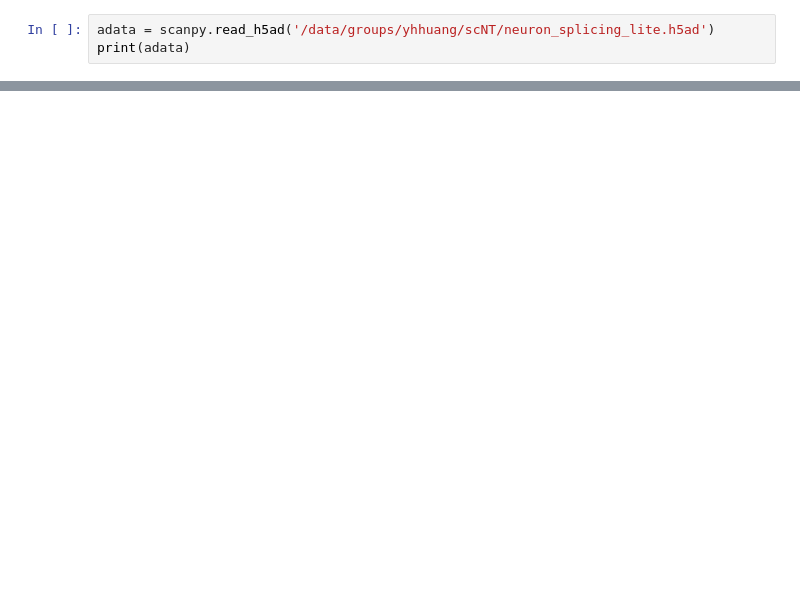
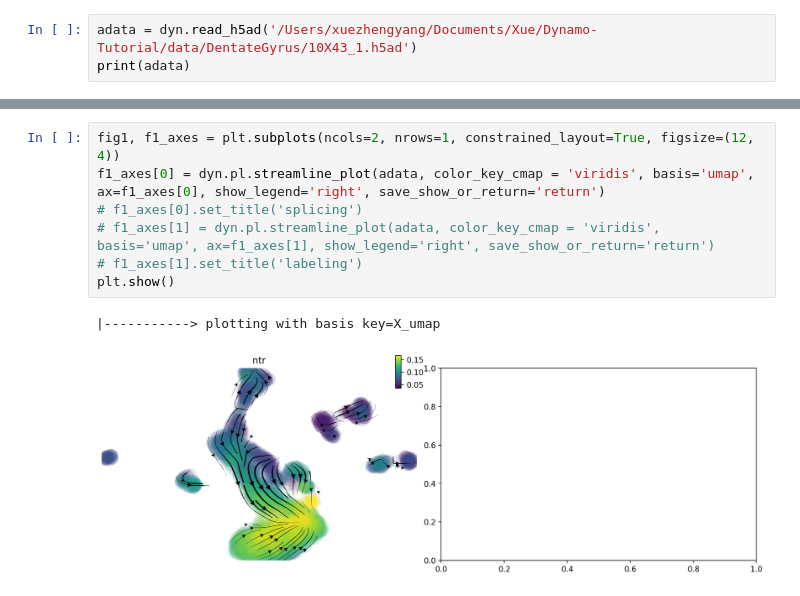
Before and after one commit to Xue-Ya/Dynamo-Tutorial, a Jupyter notebook: try1.ipynb, the cells around one changed output, grey strips where cells are left out. Saved outputs shown, nothing was run; the diff lists cells and outputs as text; blank space fills up the shorter version.

```diff
--- a/try1.ipynb
+++ b/try1.ipynb
@@ -16,6 +16,6 @@ dyn.get_all_dependencies_version()
 | package | umap-learn | pynndescent | python-igraph | numdifftools | seaborn | statsmodels | numba | scikit-learn | ... |
 | version | 0.5.3 | 0.5.7 | 0.9.11 | 0.9.40 | 0.11.2 | 0.13.2 | 0.55.1 | 1.0.2 | ... |
 # %%
-adata = scanpy.read_h5ad('/data/groups/yhhuang/scNT/neuron_splicing_lite.h5ad')
+adata = dyn.read_h5ad('/Users/xuezhengyang/Documents/Xue/Dynamo-Tutorial/data/DentateGyrus/10X43_1.h5ad')
 print(adata)
 # %% [output]
@@ -22,0 +116,10 @@ FileNotFoundError: [Errno 2] Unable to open file (unable to open file: name = '/
+# %%
+fig1, f1_axes = plt.subplots(ncols=2, nrows=1, constrained_layout=True, figsize=(12, 4))
+f1_axes[0] = dyn.pl.streamline_plot(adata, color_key_cmap = 'viridis', basis='umap', ax=f1_axes[0], show_legend='right', save_show_or_return='return')
+# f1_axes[0].set_title('splicing')
+# f1_axes[1] = dyn.pl.streamline_plot(adata, color_key_cmap = 'viridis', basis='umap', ax=f1_axes[1], show_legend='right', save_show_or_return='return')
+# f1_axes[1].set_title('labeling')
+plt.show()
+# %% [output]
+|-----------> plotting with basis key=X_umap
+[figure, added]
```
Also changed, not shown: parts of 7 cells of this notebook.
